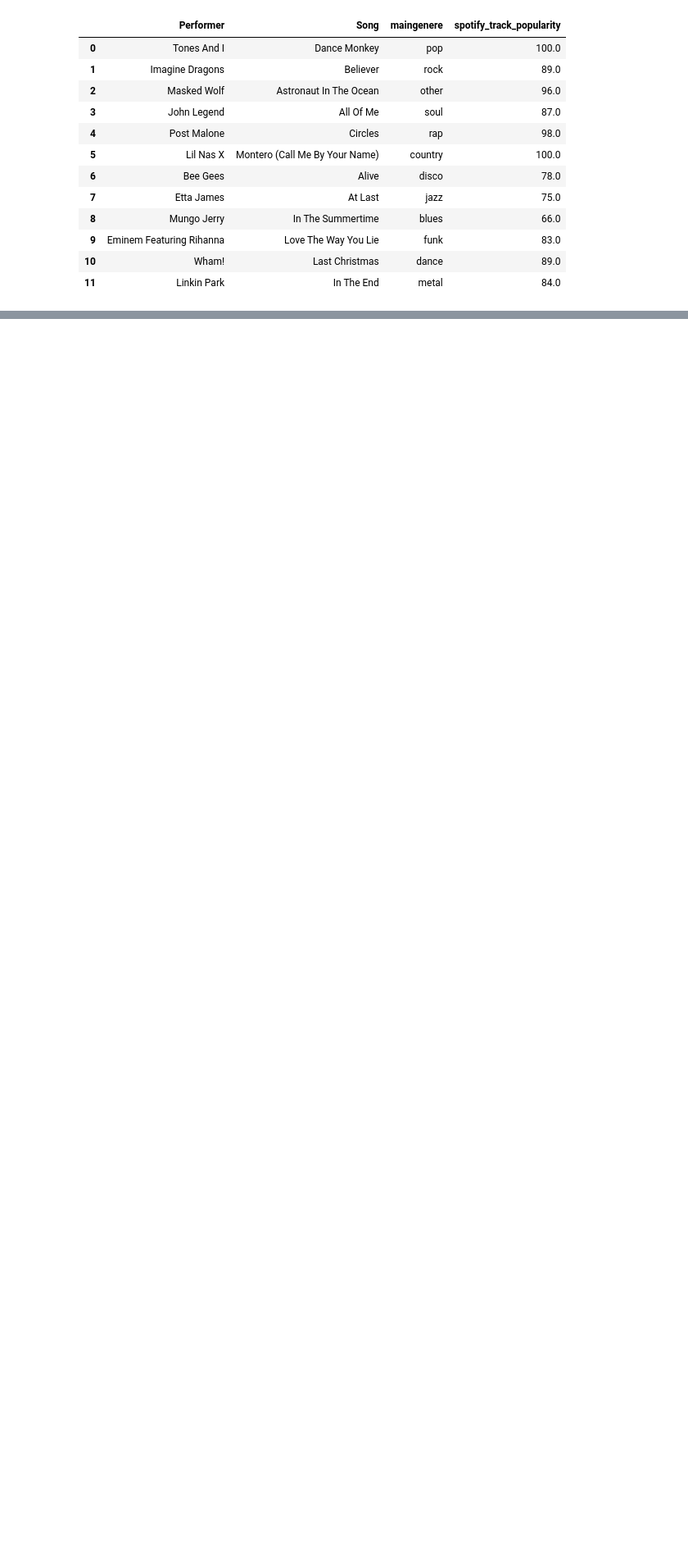
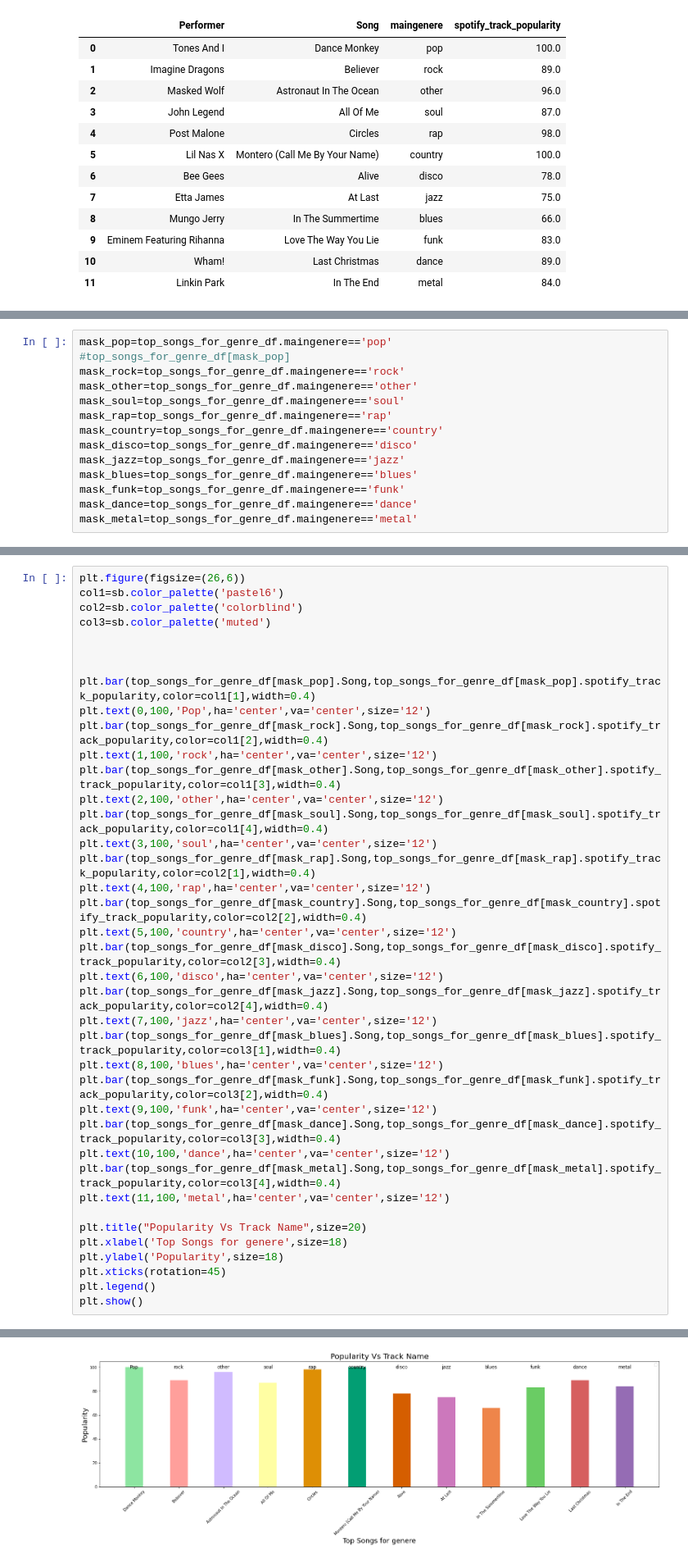
Before and after one commit to alelovo/Project_programming, a Jupyter notebook: project.ipynb, the cells around one changed output, grey strips where cells are left out. Shown at 82% size. Saved outputs shown, nothing was run; the diff lists cells and outputs as text; blank space fills up the shorter version.

```diff
--- a/project.ipynb
+++ b/project.ipynb
@@ -1031 +1016,15 @@ top_songs_for_genre_df
+# %%
+mask_pop=top_songs_for_genre_df.maingenere=='pop'
+#top_songs_for_genre_df[mask_pop]
+mask_rock=top_songs_for_genre_df.maingenere=='rock'
+mask_other=top_songs_for_genre_df.maingenere=='other'
+mask_soul=top_songs_for_genre_df.maingenere=='soul'
+mask_rap=top_songs_for_genre_df.maingenere=='rap'
+mask_country=top_songs_for_genre_df.maingenere=='country'
+mask_disco=top_songs_for_genre_df.maingenere=='disco'
+mask_jazz=top_songs_for_genre_df.maingenere=='jazz'
+mask_blues=top_songs_for_genre_df.maingenere=='blues'
+mask_funk=top_songs_for_genre_df.maingenere=='funk'
+mask_dance=top_songs_for_genre_df.maingenere=='dance'
+mask_metal=top_songs_for_genre_df.maingenere=='metal'
 # %% [markdown]
@@ -1043,0 +1032,40 @@ plt.show()
+# %%
+plt.figure(figsize=(26,6))
+col1=sb.color_palette('pastel6')
+col2=sb.color_palette('colorblind')
+col3=sb.color_palette('muted')
+
+
+
+plt.bar(top_songs_for_genre_df[mask_pop].Song,top_songs_for_genre_df[mask_pop].spotify_track_popularity,color=col1[1],width=0.4)
+plt.text(0,100,'Pop',ha='center',va='center',size='12')
+plt.bar(top_songs_for_genre_df[mask_rock].Song,top_songs_for_genre_df[mask_rock].spotify_track_popularity,color=col1[2],width=0.4)
+plt.text(1,100,'rock',ha='center',va='center',size='12')
+plt.bar(top_songs_for_genre_df[mask_other].Song,top_songs_for_genre_df[mask_other].spotify_track_popularity,color=col1[3],width=0.4)
+plt.text(2,100,'other',ha='center',va='center',size='12')
+plt.bar(top_songs_for_genre_df[mask_soul].Song,top_songs_for_genre_df[mask_soul].spotify_track_popularity,color=col1[4],width=0.4)
+plt.text(3,100,'soul',ha='center',va='center',size='12')
+plt.bar(top_songs_for_genre_df[mask_rap].Song,top_songs_for_genre_df[mask_rap].spotify_track_popularity,color=col2[1],width=0.4)
+plt.text(4,100,'rap',ha='center',va='center',size='12')
+plt.bar(top_songs_for_genre_df[mask_country].Song,top_songs_for_genre_df[mask_country].spotify_track_popularity,color=col2[2],width=0.4)
+plt.text(5,100,'country',ha='center',va='center',size='12')
+plt.bar(top_songs_for_genre_df[mask_disco].Song,top_songs_for_genre_df[mask_disco].spotify_track_popularity,color=col2[3],width=0.4)
+plt.text(6,100,'disco',ha='center',va='center',size='12')
+plt.bar(top_songs_for_genre_df[mask_jazz].Song,top_songs_for_genre_df[mask_jazz].spotify_track_popularity,color=col2[4],width=0.4)
+plt.text(7,100,'jazz',ha='center',va='center',size='12')
+plt.bar(top_songs_for_genre_df[mask_blues].Song,top_songs_for_genre_df[mask_blues].spotify_track_popularity,color=col3[1],width=0.4)
+plt.text(8,100,'blues',ha='center',va='center',size='12')
+plt.bar(top_songs_for_genre_df[mask_funk].Song,top_songs_for_genre_df[mask_funk].spotify_track_popularity,color=col3[2],width=0.4)
+plt.text(9,100,'funk',ha='center',va='center',size='12')
+plt.bar(top_songs_for_genre_df[mask_dance].Song,top_songs_for_genre_df[mask_dance].spotify_track_popularity,color=col3[3],width=0.4)
+plt.text(10,100,'dance',ha='center',va='center',size='12')
+plt.bar(top_songs_for_genre_df[mask_metal].Song,top_songs_for_genre_df[mask_metal].spotify_track_popularity,color=col3[4],width=0.4)
+plt.text(11,100,'metal',ha='center',va='center',size='12')
+
+plt.title("Popularity Vs Track Name",size=20)
+plt.xlabel('Top Songs for genere',size=18)
+plt.ylabel('Popularity',size=18)
+plt.xticks(rotation=45)
+plt.legend()
+plt.show()
+# %% [output]
@@ -1044,3 +1073,4 @@ plt.show()
+[figure, added]
 # %% [markdown]
 # **Most popular artist**
 # %%
```
Also changed, not shown: parts of 18 cells of this notebook.
